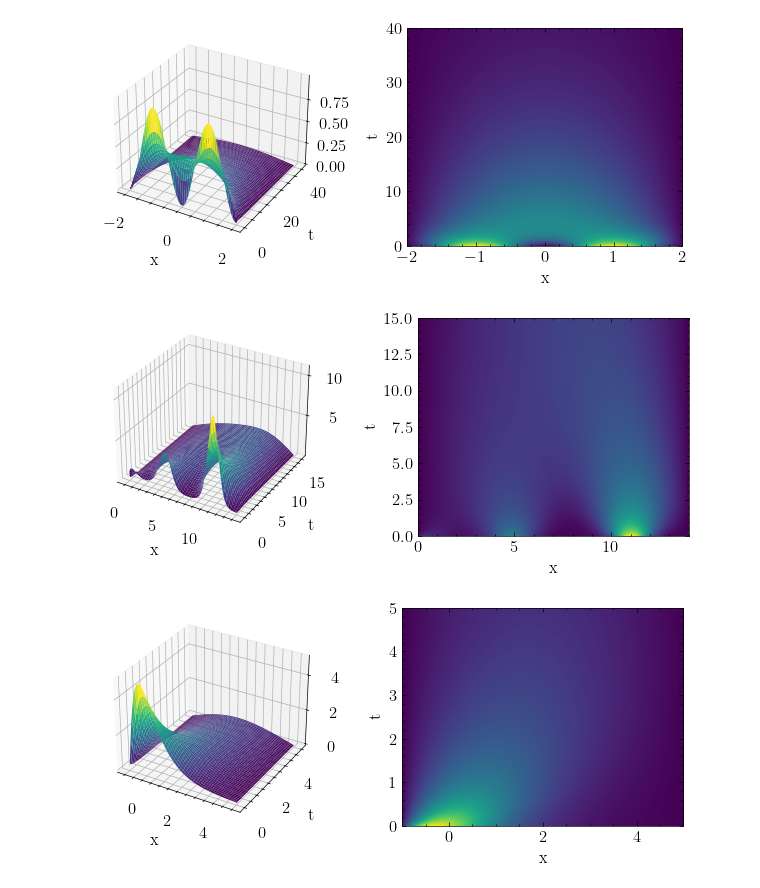
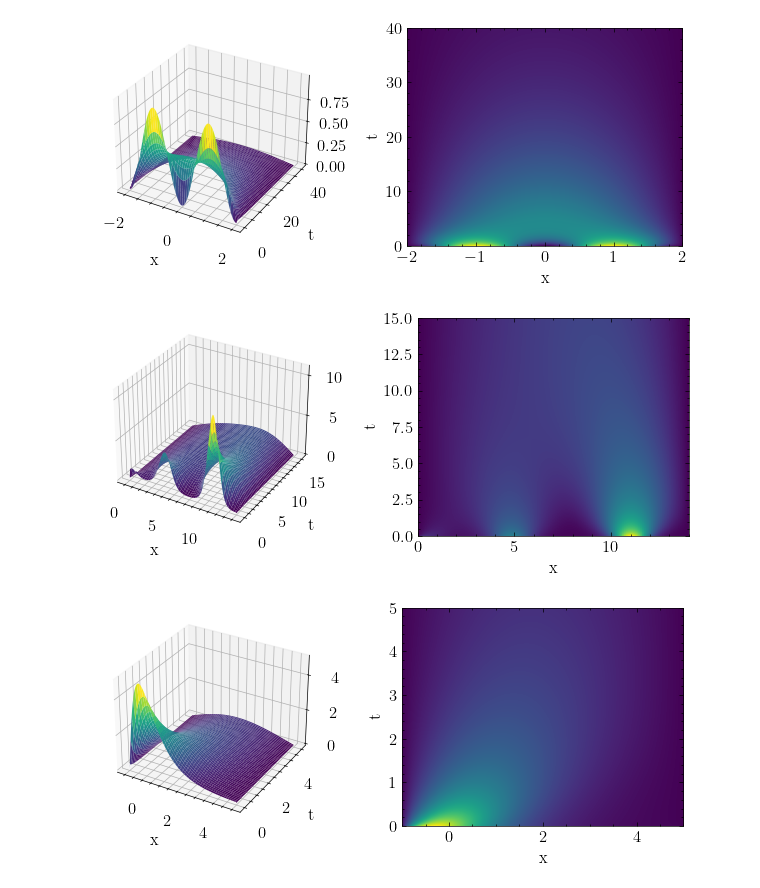
Before and after one commit to DaniilLaptev/pinns, a Jupyter notebook: code/diffusion.ipynb, the cells around one changed output. Cells and saved outputs as stored; diff of their text form; code cells hidden in the pictures.

```diff
--- a/code/diffusion.ipynb
+++ b/code/diffusion.ipynb
@@ -157,22 +177,21 @@ plot_pde(problem.x, problem.t, problem.solution, size=(6.5, 3))
 # %%
 # Solution with two concentration peaks (plus one small on the left).
 
 def f(x):
     return torch.exp(torch.sin(x)*torch.log(1/(x + np.finfo(float).eps)))
 
 D = 0.4
 L, R, T = 0, 14, 15
-Nt, Nx = 1000, 250
-left_boundary = f(torch.exp(torch.linspace(0, T, Nt)) / f(torch.tensor([L])))
-right_boundary = f(torch.exp(torch.linspace(0, T, Nt)) / f(torch.tensor([R])))
+Nt, Nx = 500, 150
+left_boundary = right_boundary = torch.zeros(Nt)
 initial_conditions = f(torch.linspace(L, R, Nx))
 
 problem = Diffusion(
     D, (L, R, T), (Nt, Nx),
     (left_boundary, right_boundary, initial_conditions)
 )
 
 plot_pde(problem.x, problem.t, problem.solution, size=(6.5, 3))
 # %% [output]
-[figure, old version]
+[figure, new version]
 # %%
```
Also changed, not shown: parts of 18 cells of this notebook, 4 other files.
